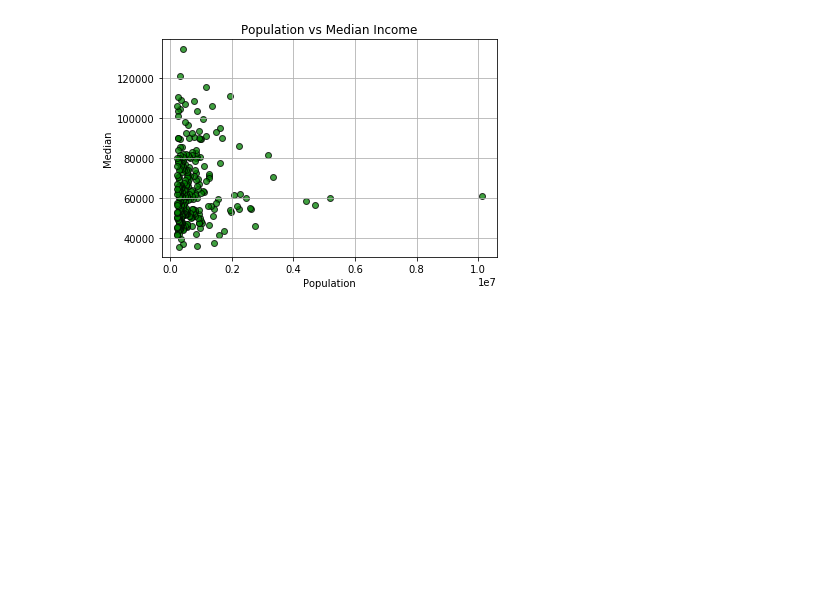
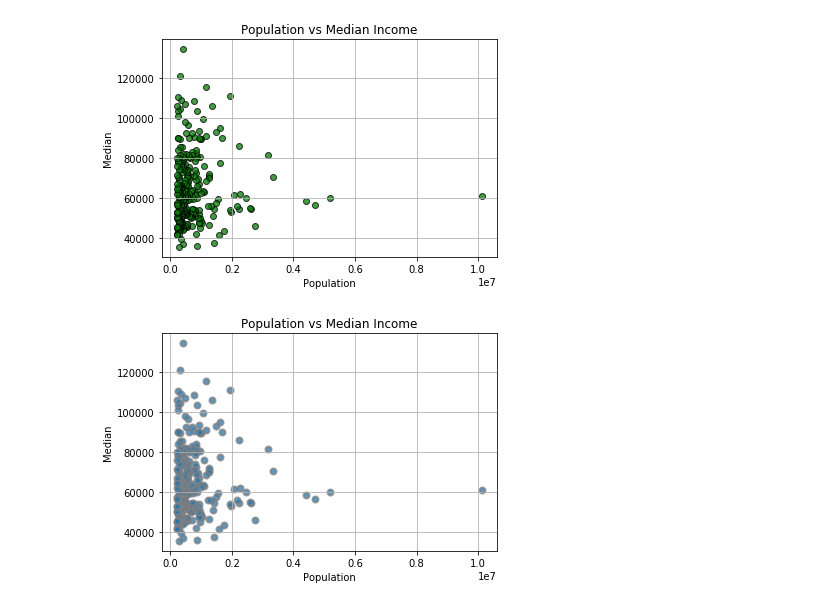
Before and after one commit to liliana-ilut/The-Mockingbirds, a Jupyter notebook: Clean Data/Graphs.ipynb, the cells around one changed output. Drawn from its saved outputs; the diff is of its cells as text; code cells hidden in the pictures; blank space fills up the shorter version.

```diff
--- a/Clean Data/Graphs.ipynb
+++ b/Clean Data/Graphs.ipynb
@@ -86,6 +86,23 @@ plt.grid()
 plt.show()
 # %% [output]
 [figure]
+# %%
+# the x and y values (x=population, y= obesity)
+pop = combined_df ["Population"]
+inc = combined_df["Median"]
+
+#create the scatter plt, modify colors, grid and create labels for axis and title
+plt.scatter(pop, inc,cmap="plasma", edgecolors="grey", alpha=0.75, linewidth=2)
+plt.xlabel("Population")
+plt.ylabel("Median")
+plt.title("Population vs Median Income")
+plt.grid()
+
+#save figure as .png file in Figures folder and show the figure on the script
+# plt.savefig("Figures/Plot_Lat_vs_Temp.png")
+plt.show()
+# %% [output]
+[figure, added]
 # %%
 # the x and y values (x=population, y= obesity)
 pop = combined_df ["Population"]
```
Also changed, not shown: parts of 6 cells of this notebook, 3 other files.
